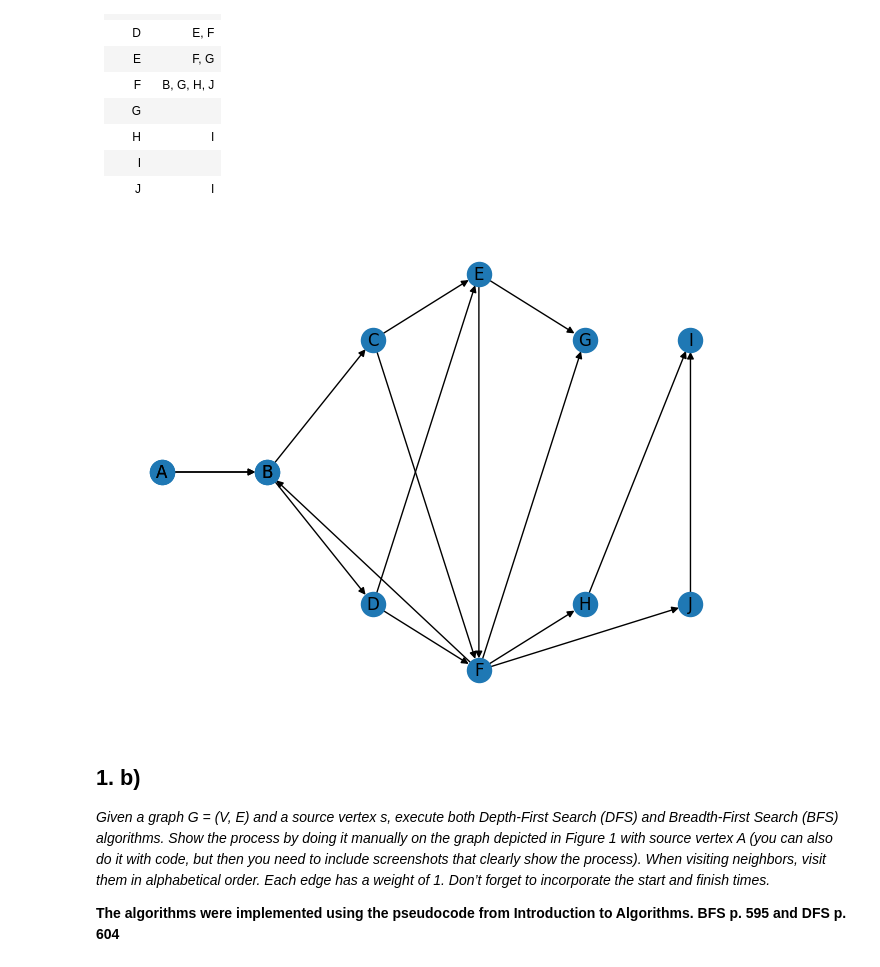
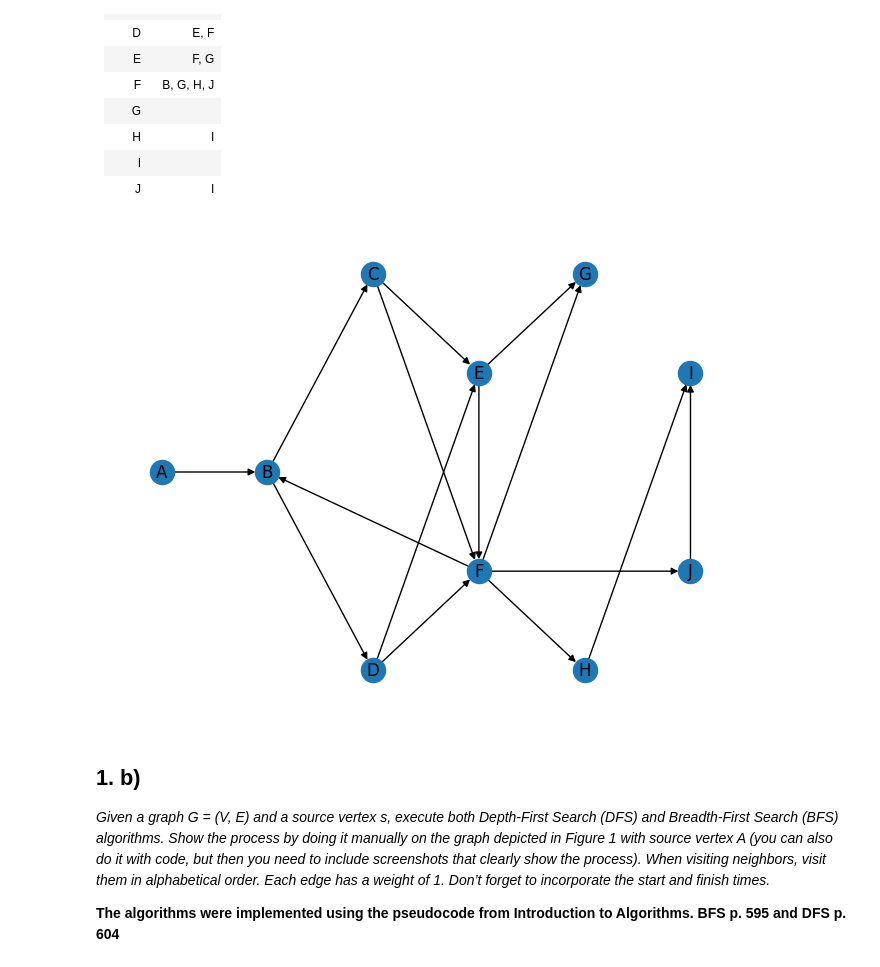
Before and after one commit to eemrds/dat600-algorithms, a Jupyter notebook: assignment3/assignment3.ipynb, the cells around one changed output. Saved outputs shown, nothing was run; the diff lists cells and outputs as text; code cells hidden in the pictures.

```diff
--- a/assignment3/assignment3.ipynb
+++ b/assignment3/assignment3.ipynb
@@ -86,38 +89,38 @@ G.add_edge("C", "E")
 G.add_edge("C", "F")
 
 G.add_edge("D", "E")
 G.add_edge("D", "F")
 
 G.add_edge("E", "F")
 G.add_edge("E", "G")
 
 G.add_edge("F", "B")
 G.add_edge("F", "G")
 G.add_edge("F", "H")
 G.add_edge("F", "J")
 
 G.add_edge("H", "I")
 
 G.add_edge("J", "I")
 
 
 
 nx.draw(G, with_labels=True,
         pos={
             "A": (0, 0),
             "B": (1, 0),
             "C": (2, 0.5),
             "D": (2, -0.5),
-            "E": (3, 0.75),
-            "F": (3, -0.75),
+            "E": (3, 0.25),
+            "F": (3, -0.25),
             "G": (4, 0.5),
             "H": (4, -0.5),
-            "I": (5, 0.5),
-            "J": (5, -0.5),
+            "I": (5, 0.25),
+            "J": (5, -0.25),
         }
 )
 # %% [output]
-[figure, old version]
+[figure, new version]
 # %% [markdown]
 ## 1. b)
 *Given a graph G = (V, E) and a source vertex s, execute both Depth-First Search (DFS) and Breadth-First Search (BFS) algorithms. Show the process by doing it manually on the graph depicted in Figure 1 with source vertex A (you can also do it with code, but then you need to include screenshots that clearly show the process). When visiting neighbors, visit them in alphabetical order. Each edge has a weight of 1. Don’t forget to incorporate the start and finish times.*
```
Also changed, not shown: parts of 5 cells of this notebook.
